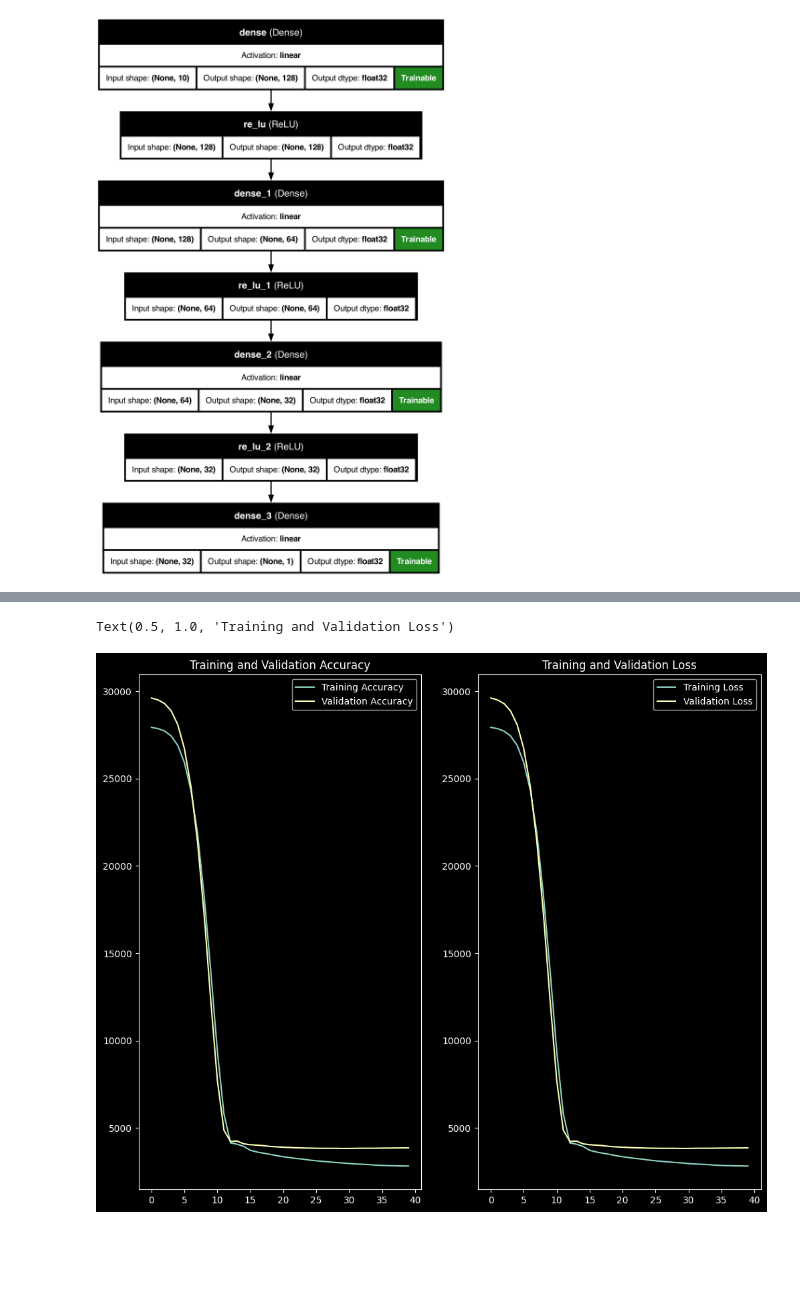
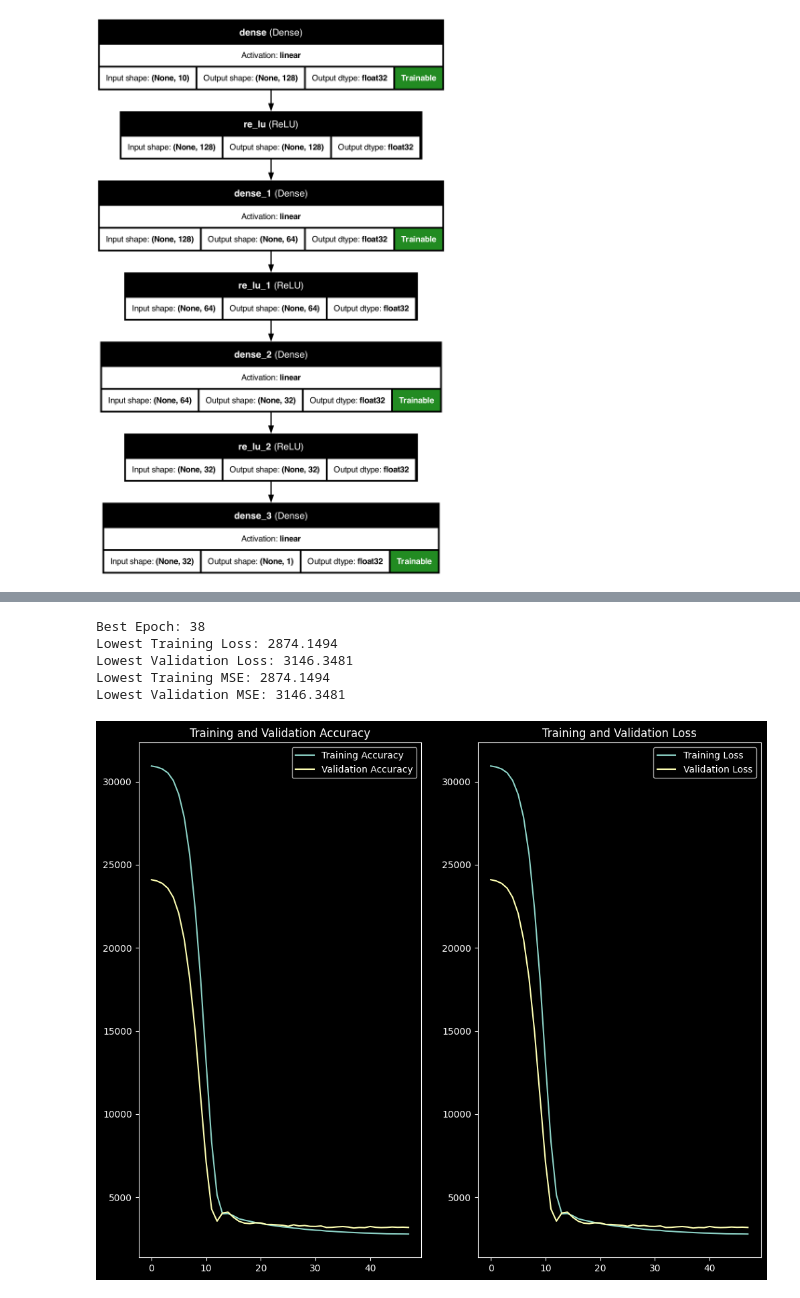
Before and after one commit to debjitpal5040/DL_Algorithms, a Jupyter notebook: Neural Networks/ANN_Regression.ipynb, the cells around one changed output, grey strips where cells are left out. Saved outputs shown, nothing was run; the diff lists cells and outputs as text; code cells hidden in the pictures; blank space fills up the shorter version.

```diff
--- a/Neural Networks/ANN_Regression.ipynb
+++ b/Neural Networks/ANN_Regression.ipynb
@@ -108,13 +110,11 @@ ann_history = model.fit(
     batch_size=32,
     epochs=100,
     validation_split=0.2,
-    verbose=0,  # type: ignore
     callbacks=[
         early_stopping_callback,
         model_checkpoint_callback,
         tensorboard_callback,
         csvlogger_callback,
-        backup_and_restore_callback,
         reduce_lr_callback,
     ],
 )
@@ -141,0 +139,17 @@ Validation loss: 9232.818981933593
+# %%
+best_epoch = np.argmin(ann_history.history["val_loss"]) + 1
+print(f"Best Epoch: {best_epoch}")
+best_train_loss = ann_history.history["loss"][best_epoch - 1]
+best_val_loss = ann_history.history["val_loss"][best_epoch - 1]
+print(f"Lowest Training Loss: {best_train_loss:.4f}")
+print(f"Lowest Validation Loss: {best_val_loss:.4f}")
+best_train_mse = ann_history.history["mean_squared_error"][best_epoch - 1]
+best_val_mse = ann_history.history["val_mean_squared_error"][best_epoch - 1]
+print(f"Lowest Training MSE: {best_train_mse:.4f}")
+print(f"Lowest Validation MSE: {best_val_mse:.4f}")
+# %% [output]
+Best Epoch: 38
+Lowest Training Loss: 2874.1494
+Lowest Validation Loss: 3146.3481
+Lowest Training MSE: 2874.1494
+Lowest Validation MSE: 3146.3481
@@ -142,23 +161,22 @@ Validation loss: 9232.818981933593
 # %%
-epochs_range = range(len(ann_history.history["loss"]))
+epochs_range = range(len(ann_train_loss))
 
 # Plot the training and validation accuracy
 plt.figure(figsize=(12, 10))
 plt.subplot(1, 2, 1)
 plt.plot(epochs_range, ann_train_acc, label="Training Accuracy")
 plt.plot(epochs_range, ann_val_acc, label="Validation Accuracy")
 plt.legend(loc="best")
 plt.title("Training and Validation Accuracy")
-
 # Plot the training and validation loss
 plt.subplot(1, 2, 2)
 plt.plot(epochs_range, ann_train_loss, label="Training Loss")
 plt.plot(epochs_range, ann_val_loss, label="Validation Loss")
 plt.legend(loc="best")
 plt.title("Training and Validation Loss")
+plt.show()
 # %% [output]
-Text(0.5, 1.0, 'Training and Validation Loss')
-[figure, old version]
+[figure, new version]
 # %%
 ann_test_loss, ann_test_accuracy = model.evaluate(X_test, y_test)
 print("Test loss:", ann_test_loss)
```
Also changed, not shown: parts of 9 cells of this notebook, 3 other files.
